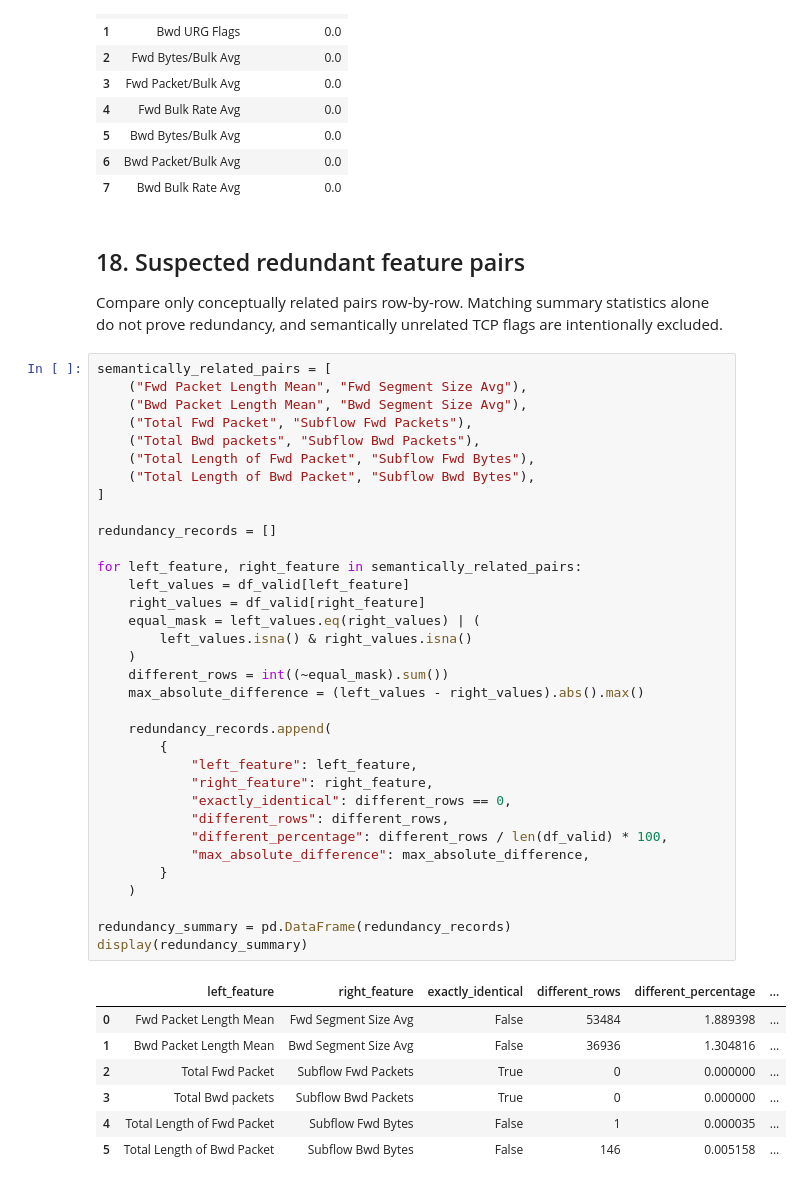
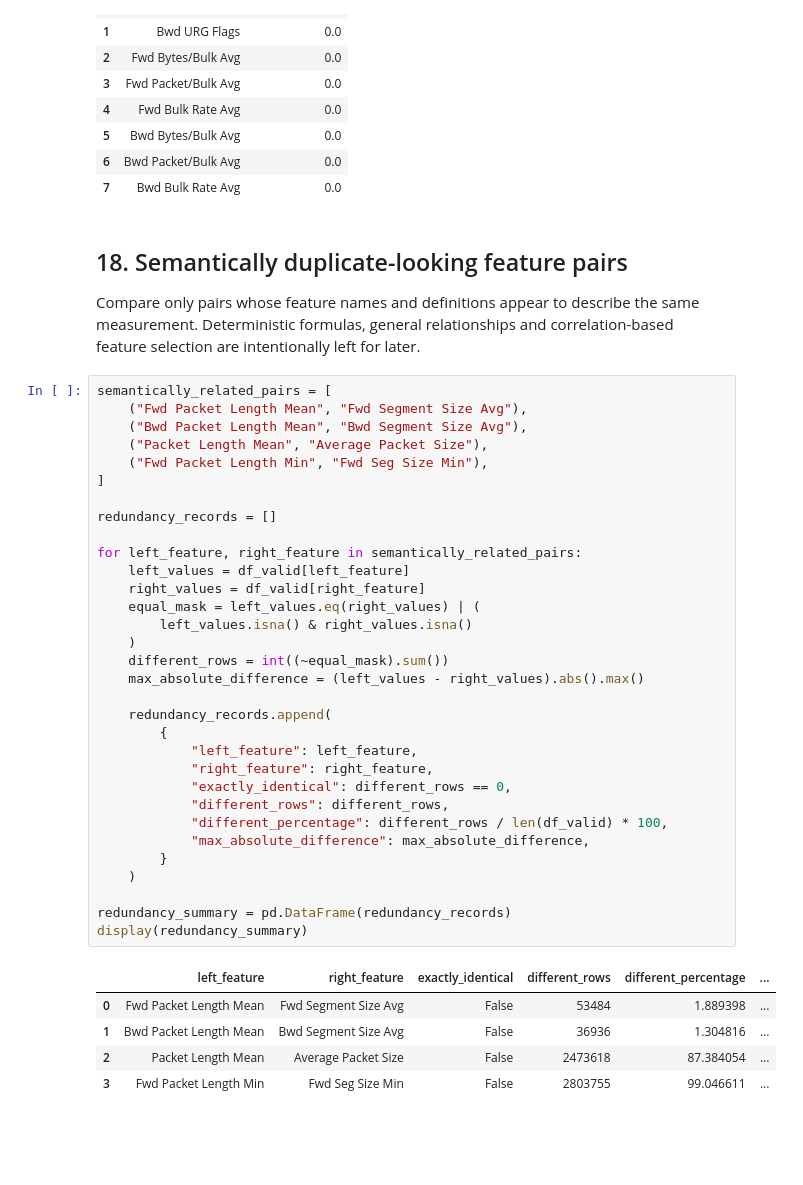
Before and after one commit to Adam-Zouari/DoS-Intrusion-Detection-System, a Jupyter notebook: ml/notebooks/01_data_exploration.ipynb, the cells around one changed output. Cells and saved outputs as stored; diff of their text form; blank space fills up the shorter version.

```diff
--- a/ml/notebooks/01_data_exploration.ipynb
+++ b/ml/notebooks/01_data_exploration.ipynb
@@ -712,48 +712,44 @@ Exact constant columns: 8
 | 6 | Bwd Packet/Bulk Avg | 0.0 |
 | 7 | Bwd Bulk Rate Avg | 0.0 |
 # %% [markdown]
-## 18. Suspected redundant feature pairs
+## 18. Semantically duplicate-looking feature pairs
 
-Compare only conceptually related pairs row-by-row. Matching summary statistics alone do not prove redundancy, and semantically unrelated TCP flags are intentionally excluded.
+Compare only pairs whose feature names and definitions appear to describe the same measurement. Deterministic formulas, general relationships and correlation-based feature selection are intentionally left for later.
 # %%
 semantically_related_pairs = [
     ("Fwd Packet Length Mean", "Fwd Segment Size Avg"),
     ("Bwd Packet Length Mean", "Bwd Segment Size Avg"),
-    ("Total Fwd Packet", "Subflow Fwd Packets"),
-    ("Total Bwd packets", "Subflow Bwd Packets"),
-    ("Total Length of Fwd Packet", "Subflow Fwd Bytes"),
-    ("Total Length of Bwd Packet", "Subflow Bwd Bytes"),
+    ("Packet Length Mean", "Average Packet Size"),
+    ("Fwd Packet Length Min", "Fwd Seg Size Min"),
 ]
 
 redundancy_records = []
 
 for left_feature, right_feature in semantically_related_pairs:
     left_values = df_valid[left_feature]
     right_values = df_valid[right_feature]
     equal_mask = left_values.eq(right_values) | (
         left_values.isna() & right_values.isna()
     )
     different_rows = int((~equal_mask).sum())
     max_absolute_difference = (left_values - right_values).abs().max()
 
     redundancy_records.append(
         {
             "left_feature": left_feature,
             "right_feature": right_feature,
             "exactly_identical": different_rows == 0,
             "different_rows": different_rows,
             "different_percentage": different_rows / len(df_valid) * 100,
             "max_absolute_difference": max_absolute_difference,
         }
     )
 
 redundancy_summary = pd.DataFrame(redundancy_records)
 display(redundancy_summary)
 # %% [output]
 |  | left_feature | right_feature | exactly_identical | different_rows | different_percentage | ... |
 | 0 | Fwd Packet Length Mean | Fwd Segment Size Avg | False | 53484 | 1.889398 | ... |
 | 1 | Bwd Packet Length Mean | Bwd Segment Size Avg | False | 36936 | 1.304816 | ... |
-| 2 | Total Fwd Packet | Subflow Fwd Packets | True | 0 | 0.000000 | ... |
-| 3 | Total Bwd packets | Subflow Bwd Packets | True | 0 | 0.000000 | ... |
-| 4 | Total Length of Fwd Packet | Subflow Fwd Bytes | False | 1 | 0.000035 | ... |
-| 5 | Total Length of Bwd Packet | Subflow Bwd Bytes | False | 146 | 0.005158 | ... |
+| 2 | Packet Length Mean | Average Packet Size | False | 2473618 | 87.384054 | ... |
+| 3 | Fwd Packet Length Min | Fwd Seg Size Min | False | 2803755 | 99.046611 | ... |
```
Also changed, not shown: parts of 13 cells of this notebook, 1 other file.
